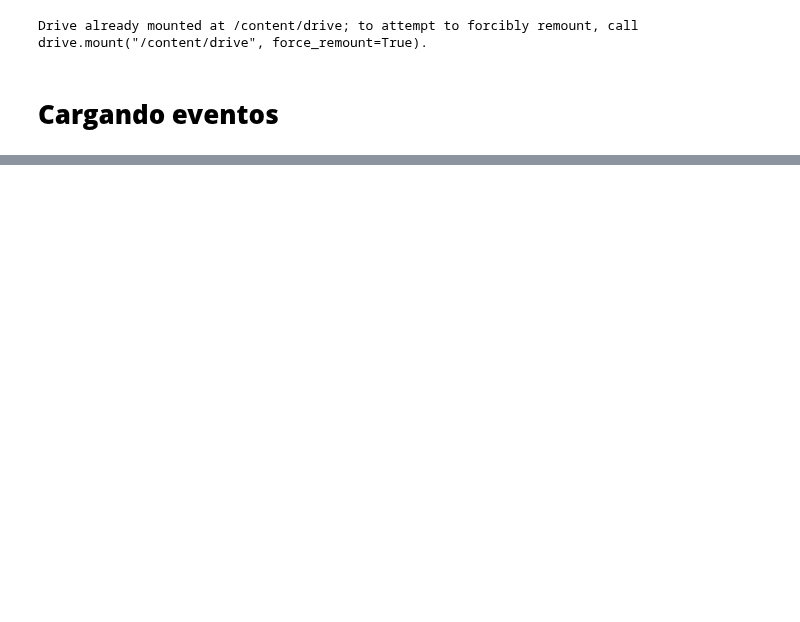
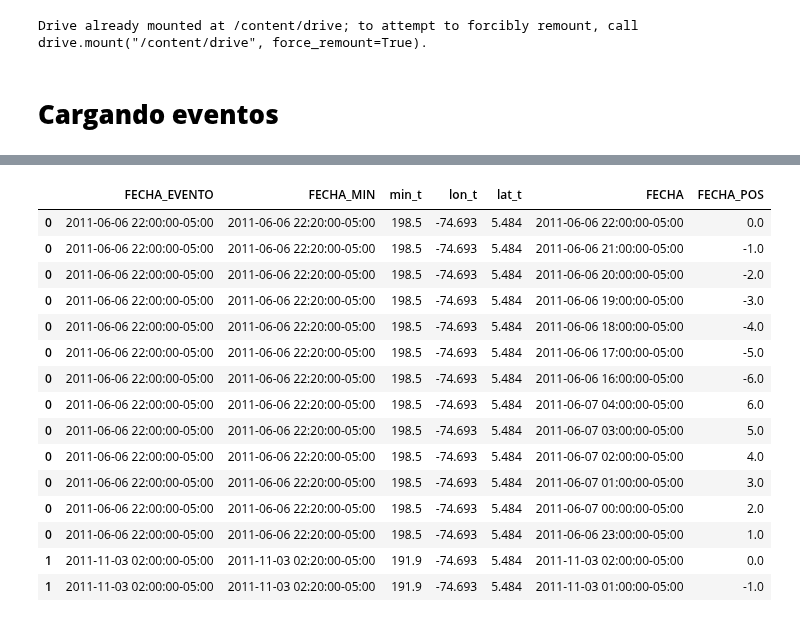
Before and after one commit to chris051091/Seminario-3, a Jupyter notebook: Analysis/Eventos_Estaciones/Analisis_Eventos_Palanquero.ipynb, the cells around one changed output, grey strips where cells are left out. Saved outputs shown, nothing was run; the diff lists cells and outputs as text; code cells hidden in the pictures; blank space fills up the shorter version.

```diff
--- a/Analysis/Eventos_Estaciones/Analisis_Eventos_Palanquero.ipynb
+++ b/Analysis/Eventos_Estaciones/Analisis_Eventos_Palanquero.ipynb
@@ -127,0 +130,32 @@ df10Min
+# %%
+funtime = lambda x, hour : [x - timedelta(hours = h) for h in (range(0, hour+1) if hour > 0 else range(hour, 0))]
+
+# [base - datetime.timedelta(days=x) for x in range(numdays)]
+dfEventAn = dfEventos.copy()
+pd.set_option('display.max_colwidth', None)
+dfEventAn['FECHA_ANTES'] = dfEventAn['FECHA'].apply(funtime, hour = 6)
+dfEventAn['FECHA_DESPUES'] = dfEventAn['FECHA'].apply(funtime, hour = -6)
+dfEventAn['FECHA_INTERVALO'] = dfEventAn['FECHA_ANTES'] + dfEventAn['FECHA_DESPUES']
+dfEventAn = dfEventAn.drop(columns=['FECHA_ANTES', 'FECHA_DESPUES']).explode('FECHA_INTERVALO')
+dfEventAn['FECHA_POS'] = (dfEventAn['FECHA_INTERVALO'] - dfEventAn['FECHA'])/ pd.Timedelta(hours=1)
+dfEventAn = dfEventAn.rename(columns={'FECHA' : 'FECHA_EVENTO', 'FECHA_INTERVALO': 'FECHA'})
+
+
+dfEventAn.head(15)
+# %% [output]
+|  | FECHA_EVENTO | FECHA_MIN | min_t | lon_t | lat_t | FECHA | FECHA_POS |
+| 0 | 2011-06-06 22:00:00-05:00 | 2011-06-06 22:20:00-05:00 | 198.5 | -74.693 | 5.484 | 2011-06-06 22:00:00-05:00 | 0.0 |
+| 0 | 2011-06-06 22:00:00-05:00 | 2011-06-06 22:20:00-05:00 | 198.5 | -74.693 | 5.484 | 2011-06-06 21:00:00-05:00 | -1.0 |
+| 0 | 2011-06-06 22:00:00-05:00 | 2011-06-06 22:20:00-05:00 | 198.5 | -74.693 | 5.484 | 2011-06-06 20:00:00-05:00 | -2.0 |
+| 0 | 2011-06-06 22:00:00-05:00 | 2011-06-06 22:20:00-05:00 | 198.5 | -74.693 | 5.484 | 2011-06-06 19:00:00-05:00 | -3.0 |
+| 0 | 2011-06-06 22:00:00-05:00 | 2011-06-06 22:20:00-05:00 | 198.5 | -74.693 | 5.484 | 2011-06-06 18:00:00-05:00 | -4.0 |
+| 0 | 2011-06-06 22:00:00-05:00 | 2011-06-06 22:20:00-05:00 | 198.5 | -74.693 | 5.484 | 2011-06-06 17:00:00-05:00 | -5.0 |
+| 0 | 2011-06-06 22:00:00-05:00 | 2011-06-06 22:20:00-05:00 | 198.5 | -74.693 | 5.484 | 2011-06-06 16:00:00-05:00 | -6.0 |
+| 0 | 2011-06-06 22:00:00-05:00 | 2011-06-06 22:20:00-05:00 | 198.5 | -74.693 | 5.484 | 2011-06-07 04:00:00-05:00 | 6.0 |
+| 0 | 2011-06-06 22:00:00-05:00 | 2011-06-06 22:20:00-05:00 | 198.5 | -74.693 | 5.484 | 2011-06-07 03:00:00-05:00 | 5.0 |
+| 0 | 2011-06-06 22:00:00-05:00 | 2011-06-06 22:20:00-05:00 | 198.5 | -74.693 | 5.484 | 2011-06-07 02:00:00-05:00 | 4.0 |
+| 0 | 2011-06-06 22:00:00-05:00 | 2011-06-06 22:20:00-05:00 | 198.5 | -74.693 | 5.484 | 2011-06-07 01:00:00-05:00 | 3.0 |
+| 0 | 2011-06-06 22:00:00-05:00 | 2011-06-06 22:20:00-05:00 | 198.5 | -74.693 | 5.484 | 2011-06-07 00:00:00-05:00 | 2.0 |
+| 0 | 2011-06-06 22:00:00-05:00 | 2011-06-06 22:20:00-05:00 | 198.5 | -74.693 | 5.484 | 2011-06-06 23:00:00-05:00 | 1.0 |
+| 1 | 2011-11-03 02:00:00-05:00 | 2011-11-03 02:20:00-05:00 | 191.9 | -74.693 | 5.484 | 2011-11-03 02:00:00-05:00 | 0.0 |
+| 1 | 2011-11-03 02:00:00-05:00 | 2011-11-03 02:20:00-05:00 | 191.9 | -74.693 | 5.484 | 2011-11-03 01:00:00-05:00 | -1.0 |
```
Also changed, not shown: parts of 6 cells of this notebook.
